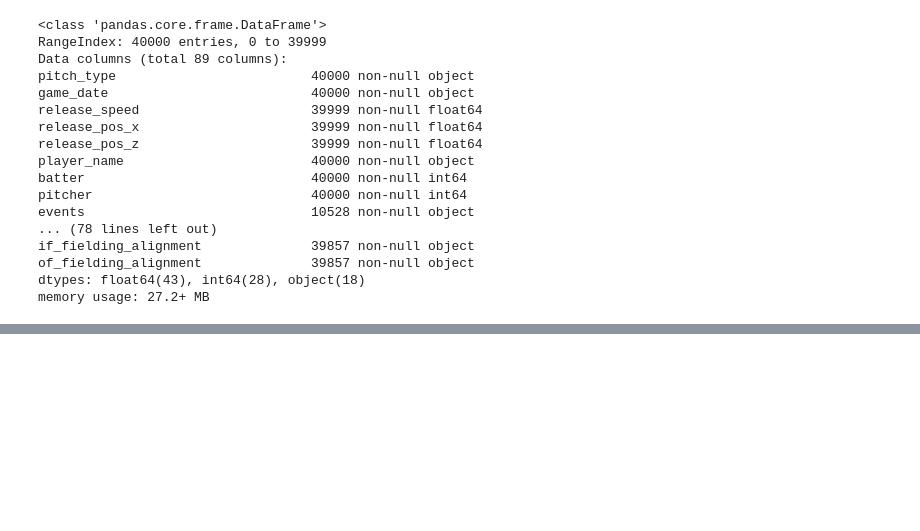
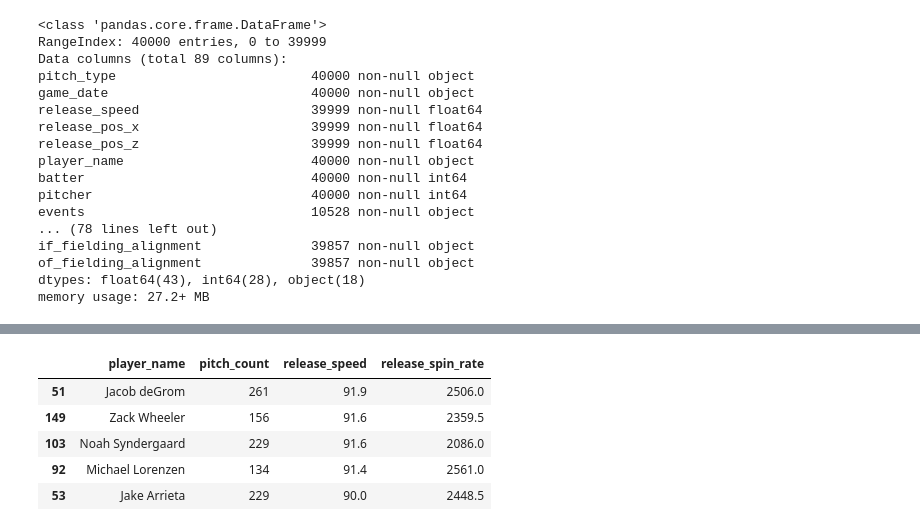
Before and after one commit to palewire/baseball-notebooks, a Jupyter notebook: sale-pitches.ipynb, the cells around one changed output, grey strips where cells are left out. Saved outputs shown, nothing was run; the diff lists cells and outputs as text; code cells hidden in the pictures; blank space fills up the shorter version.

```diff
--- a/sale-pitches.ipynb
+++ b/sale-pitches.ipynb
@@ -112,0 +65,9 @@ dots2 = alt.Chart(analysis_set[analysis_set.player_name == 'Chris Sale']).mark_c
+# %%
+qualified_pitchers.sort_values("release_speed", ascending=False).head()
+# %% [output]
+|  | player_name | pitch_count | release_speed | release_spin_rate |
+| 51 | Jacob deGrom | 261 | 91.9 | 2506.0 |
+| 149 | Zack Wheeler | 156 | 91.6 | 2359.5 |
+| 103 | Noah Syndergaard | 229 | 91.6 | 2086.0 |
+| 92 | Michael Lorenzen | 134 | 91.4 | 2561.0 |
+| 53 | Jake Arrieta | 229 | 90.0 | 2448.5 |
```
Also changed, not shown: parts of 12 cells of this notebook, 12 other files.
